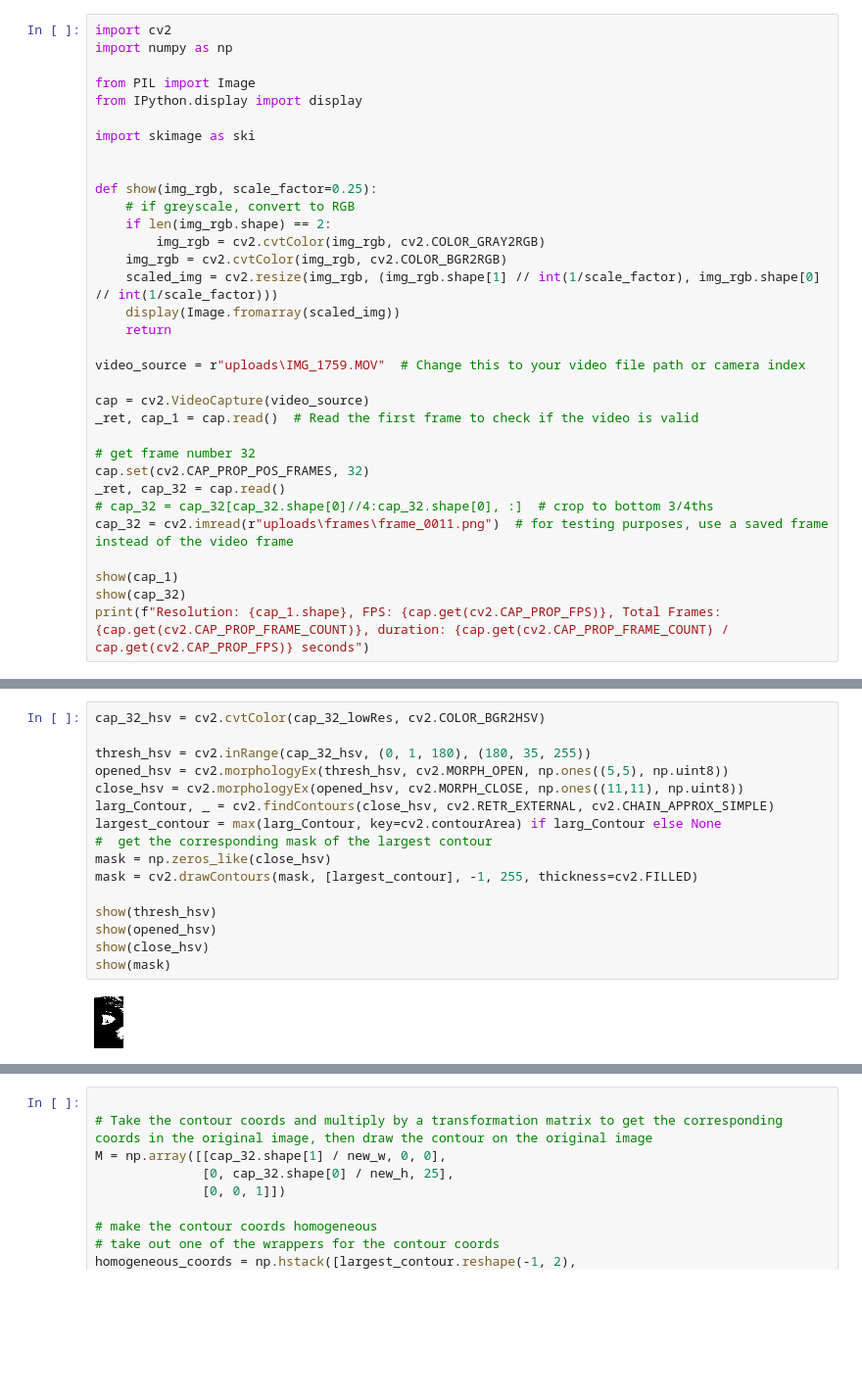
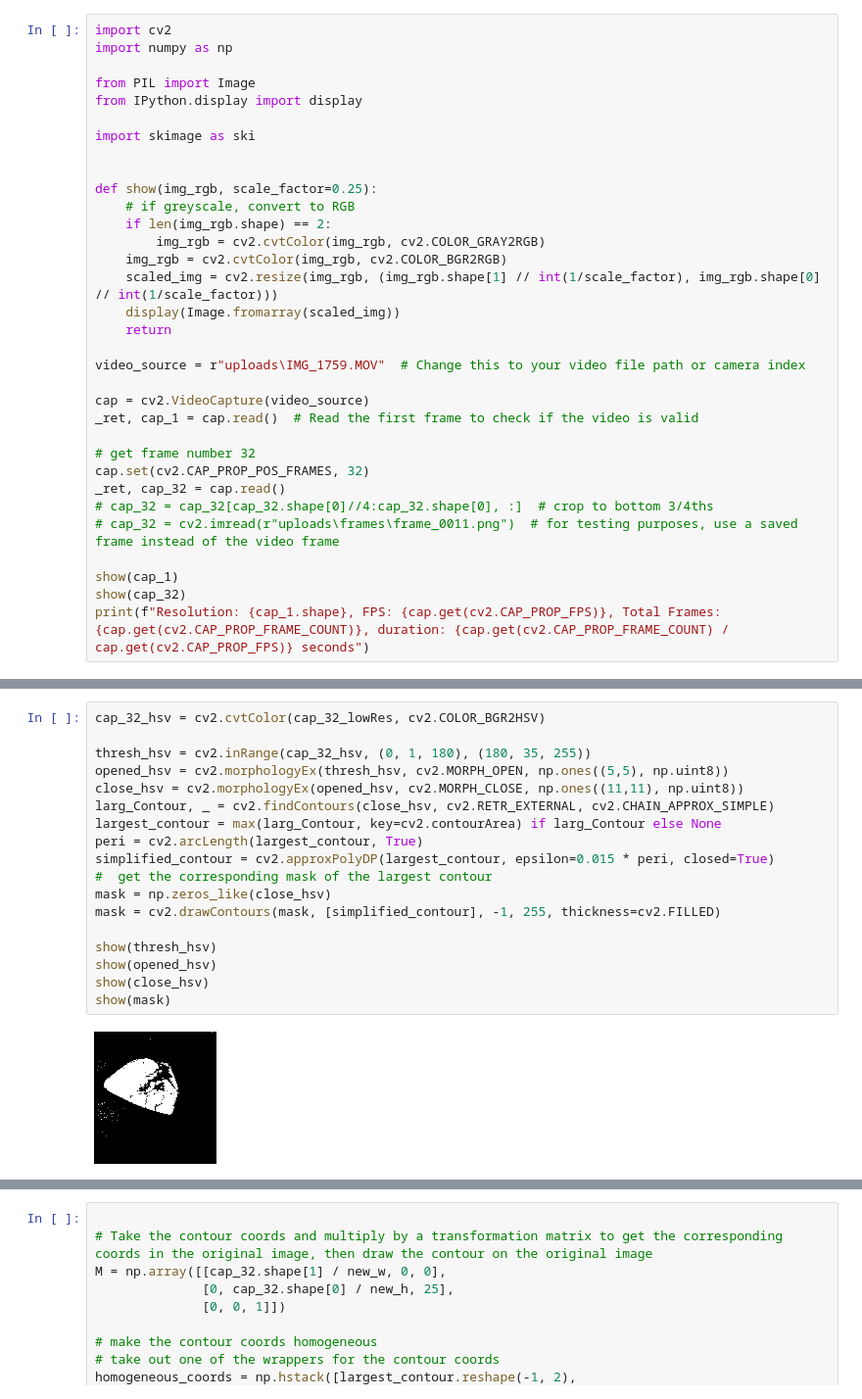
Before and after one commit to Asik007/CatsEye-Python, a Jupyter notebook: PythonServer/Testing.ipynb, the cells around one changed output, grey strips where cells are left out. Shown at 98% size. Saved outputs shown, nothing was run; the diff lists cells and outputs as text; blank space fills up the shorter version.

```diff
--- a/PythonServer/Testing.ipynb
+++ b/PythonServer/Testing.ipynb
@@ -26,7 +26,7 @@ _ret, cap_1 = cap.read()  # Read the first frame to check if the video is valid
 cap.set(cv2.CAP_PROP_POS_FRAMES, 32)
 _ret, cap_32 = cap.read()
 # cap_32 = cap_32[cap_32.shape[0]//4:cap_32.shape[0], :]  # crop to bottom 3/4ths
-cap_32 = cv2.imread(r"uploads\frames\frame_0011.png")  # for testing purposes, use a saved frame instead of the video frame
+# cap_32 = cv2.imread(r"uploads\frames\frame_0011.png")  # for testing purposes, use a saved frame instead of the video frame
 
 show(cap_1)
 show(cap_32)
@@ -62,18 +62,20 @@ show(cap_32_lowRes)
 # %%
 cap_32_hsv = cv2.cvtColor(cap_32_lowRes, cv2.COLOR_BGR2HSV)
 
 thresh_hsv = cv2.inRange(cap_32_hsv, (0, 1, 180), (180, 35, 255))
 opened_hsv = cv2.morphologyEx(thresh_hsv, cv2.MORPH_OPEN, np.ones((5,5), np.uint8))
 close_hsv = cv2.morphologyEx(opened_hsv, cv2.MORPH_CLOSE, np.ones((11,11), np.uint8))
 larg_Contour, _ = cv2.findContours(close_hsv, cv2.RETR_EXTERNAL, cv2.CHAIN_APPROX_SIMPLE)
 largest_contour = max(larg_Contour, key=cv2.contourArea) if larg_Contour else None
+peri = cv2.arcLength(largest_contour, True)
+simplified_contour = cv2.approxPolyDP(largest_contour, epsilon=0.015 * peri, closed=True)
 #  get the corresponding mask of the largest contour
 mask = np.zeros_like(close_hsv)
-mask = cv2.drawContours(mask, [largest_contour], -1, 255, thickness=cv2.FILLED)
+mask = cv2.drawContours(mask, [simplified_contour], -1, 255, thickness=cv2.FILLED)
 
 show(thresh_hsv)
 show(opened_hsv)
 show(close_hsv)
 show(mask)
 # %% [output]
-[figure, old version]
+[figure, new version]
```
Also changed, not shown: parts of 4 cells of this notebook, 3 other files.
